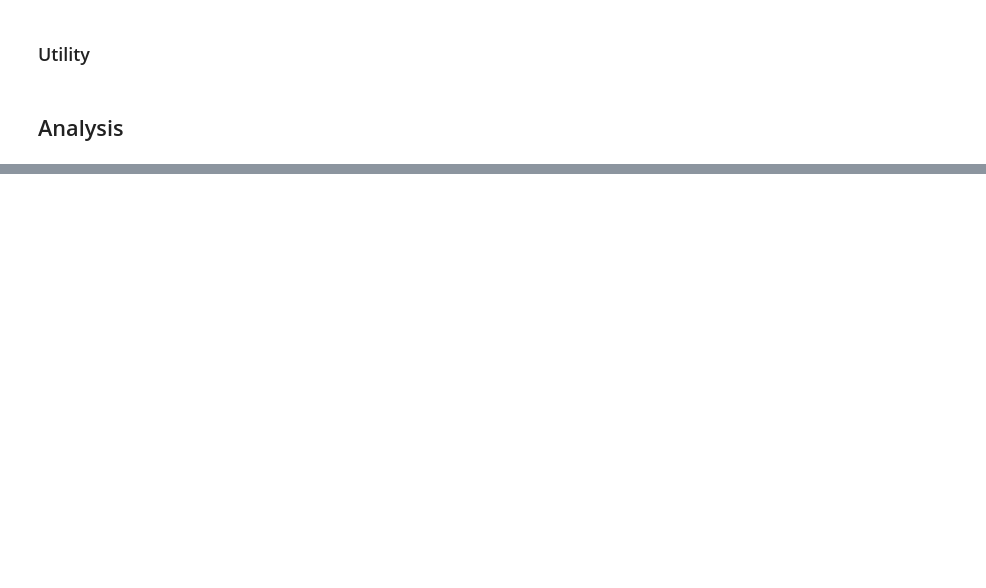
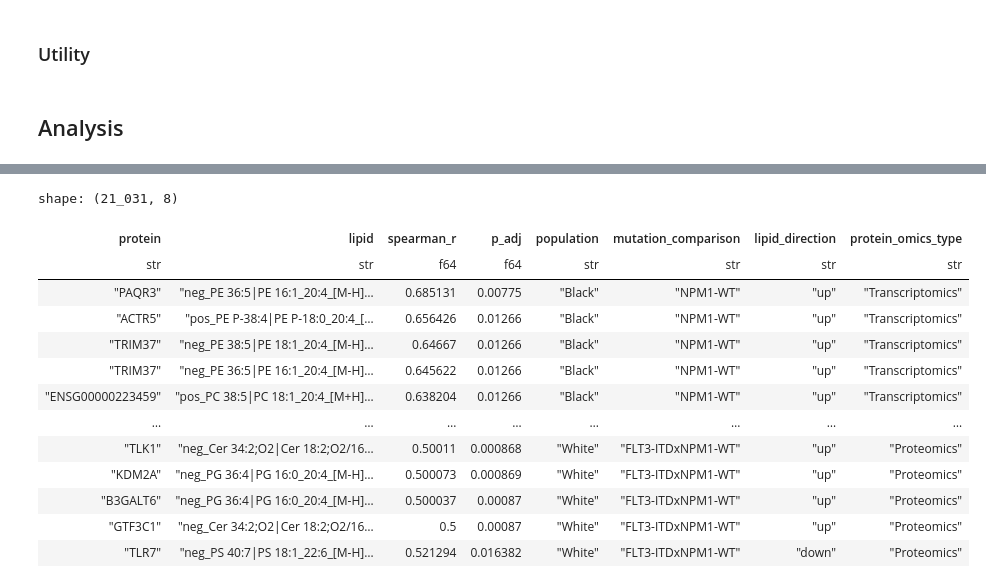
Before and after one commit to PNNL-CompBio/amlMultidrugResistance, a Jupyter notebook: aml_outcome_disparities/analysis/mutations/6_associate_lipids_and_proteins.ipynb, the cells around one changed output, grey strips where cells are left out. Cells and saved outputs as stored; diff of their text form; code cells hidden in the pictures; blank space fills up the shorter version.

Commit message:
add more intermediate checkpoint results tables to synapse

```diff
--- a/aml_outcome_disparities/analysis/mutations/6_associate_lipids_and_proteins.ipynb
+++ b/aml_outcome_disparities/analysis/mutations/6_associate_lipids_and_proteins.ipynb
@@ -58,11 +105,13 @@ def load_data(
     loads a specified -omics block for a selected data subset
     """
     # load subset sample columns
-    with open(os.path.join(CACHE_DIR, f"{subset_id}_cols.pkl"), "rb") as pf:
-        wt_cols, mut_cols = pickle.load(pf)
+    with open(SYN.get(SUBSET_DATA_SYN_IDS[f"{subset_id}_wt-cols.txt"]).path, "r") as wtf:
+        wt_cols = wtf.read().split("\n")
+    with open(SYN.get(SUBSET_DATA_SYN_IDS[f"{subset_id}_mut-cols.txt"]).path, "r") as mutf:
+        mut_cols = mutf.read().split("\n")
 
     # load subset omics data
-    omics_subset = pl.read_ipc(os.path.join(CACHE_DIR, f"{subset_id}.arrow"))
+    omics_subset = pl.read_ipc(SYN.get(SUBSET_DATA_SYN_IDS[f"{subset_id}.arrow"]).path)
 
     # select out the block of interest, drop null columns, return
     subset = (
@@ -112,7 +171,10 @@ def correlate_with_lipids(
     print(f"{subset_id=} {block=} {up_or_down_lipids=}")
     # load lipidomics and protein data, select common samples
     wt_cols, mut_cols, p_df = load_data(subset_id, block)
-    l_df = load_diffex_data(subset_id, "Lipidomics", up_or_down_lipids)
+    l_df = load_diffex_data_for_top_up_down_lipids(
+        subset_id,
+        up_or_down_lipids
+    )
     common_cols = set(p_df.columns) & set(l_df.columns)
     print(f"{len(common_cols)} columns in common")
     print(f"\t{len(set(wt_cols) & common_cols)} WT samples")
@@ -138,6 +200,8 @@ def correlate_with_lipids(
                 "p_data": p_data,
                 "l_data": l_data
             })
+    if len(results) < 1:
+        return None
     # create a dataframe from the correlation results
     corr = (
         pl.DataFrame(results)
@@ -201,6 +265,11 @@ def write_associated_protein_list(
                 "p_data",
                 "l_data"
             )
+            # sort according to the median adjusted p-value for any
+            # significant correlation between this protein and lipids
+            # the top proteins should have strong correlations between
+            # ideally multiple individual lipid species
+            .sort(pl.col("p_adj").list.min())
             .head(250)
             .select("protein")
             .write_csv(
@@ -316,0 +354,40 @@ TypeError: string indices must be integers, not 'str'
+# %%
+all_lipid_protein_correlations = (
+    pl.concat([
+        (
+           df
+           .drop(
+               "p_data",
+               "l_data",
+               "p_value"
+           )
+           .rename({
+               "correlation": "spearman_r"
+           })
+           .with_columns(
+               pl.lit({"B": "Black", "W": "White"}[subset_id[0]]).alias("population"),
+               pl.lit(subset_id.split("_", 1)[1]).alias("mutation_comparison"),
+               pl.lit(direction).alias("lipid_direction"),
+               pl.lit(omics_type).alias("protein_omics_type")
+           )
+        )
+        for (subset_id, omics_type, direction), df in corrs.items()
+        if df is not None
+    ])
+)
+all_lipid_protein_correlations
+# %% [output]
+shape: (21_031, 8)
+| protein | lipid | spearman_r | p_adj | population | mutation_comparison | lipid_direction | protein_omics_type |
+| str | str | f64 | f64 | str | str | str | str |
+| "PAQR3" | "neg_PE 36:5|PE 16:1_20:4_[M-H]… | 0.685131 | 0.00775 | "Black" | "NPM1-WT" | "up" | "Transcriptomics" |
+| "ACTR5" | "pos_PE P-38:4|PE P-18:0_20:4_[… | 0.656426 | 0.01266 | "Black" | "NPM1-WT" | "up" | "Transcriptomics" |
+| "TRIM37" | "neg_PE 38:5|PE 18:1_20:4_[M-H]… | 0.64667 | 0.01266 | "Black" | "NPM1-WT" | "up" | "Transcriptomics" |
+| "TRIM37" | "neg_PE 36:5|PE 16:1_20:4_[M-H]… | 0.645622 | 0.01266 | "Black" | "NPM1-WT" | "up" | "Transcriptomics" |
+| "ENSG00000223459" | "pos_PC 38:5|PC 18:1_20:4_[M+H]… | 0.638204 | 0.01266 | "Black" | "NPM1-WT" | "up" | "Transcriptomics" |
+| … | … | … | … | … | … | … | … |
+| "TLK1" | "neg_Cer 34:2;O2|Cer 18:2;O2/16… | 0.50011 | 0.000868 | "White" | "FLT3-ITDxNPM1-WT" | "up" | "Proteomics" |
+| "KDM2A" | "neg_PG 36:4|PG 16:0_20:4_[M-H]… | 0.500073 | 0.000869 | "White" | "FLT3-ITDxNPM1-WT" | "up" | "Proteomics" |
+| "B3GALT6" | "neg_PG 36:4|PG 16:0_20:4_[M-H]… | 0.500037 | 0.00087 | "White" | "FLT3-ITDxNPM1-WT" | "up" | "Proteomics" |
+| "GTF3C1" | "neg_Cer 34:2;O2|Cer 18:2;O2/16… | 0.5 | 0.00087 | "White" | "FLT3-ITDxNPM1-WT" | "up" | "Proteomics" |
+| "TLR7" | "neg_PS 40:7|PS 18:1_22:6_[M-H]… | 0.521294 | 0.016382 | "White" | "FLT3-ITDxNPM1-WT" | "down" | "Proteomics" |
```
Also changed, not shown: parts of 11 cells of this notebook, 6 other files.
